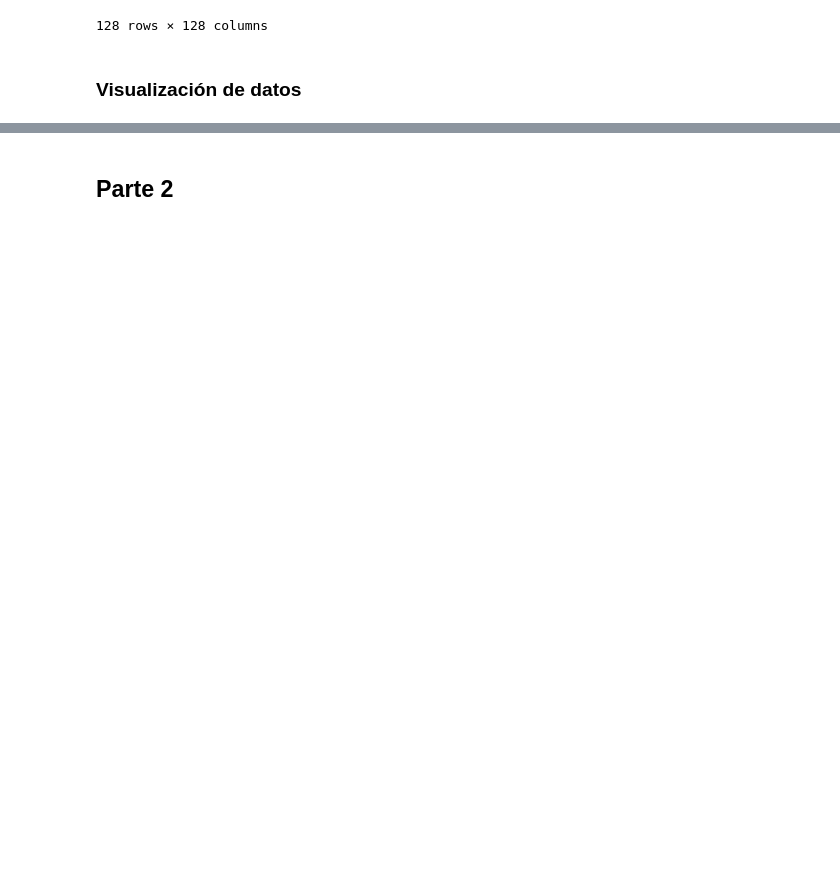
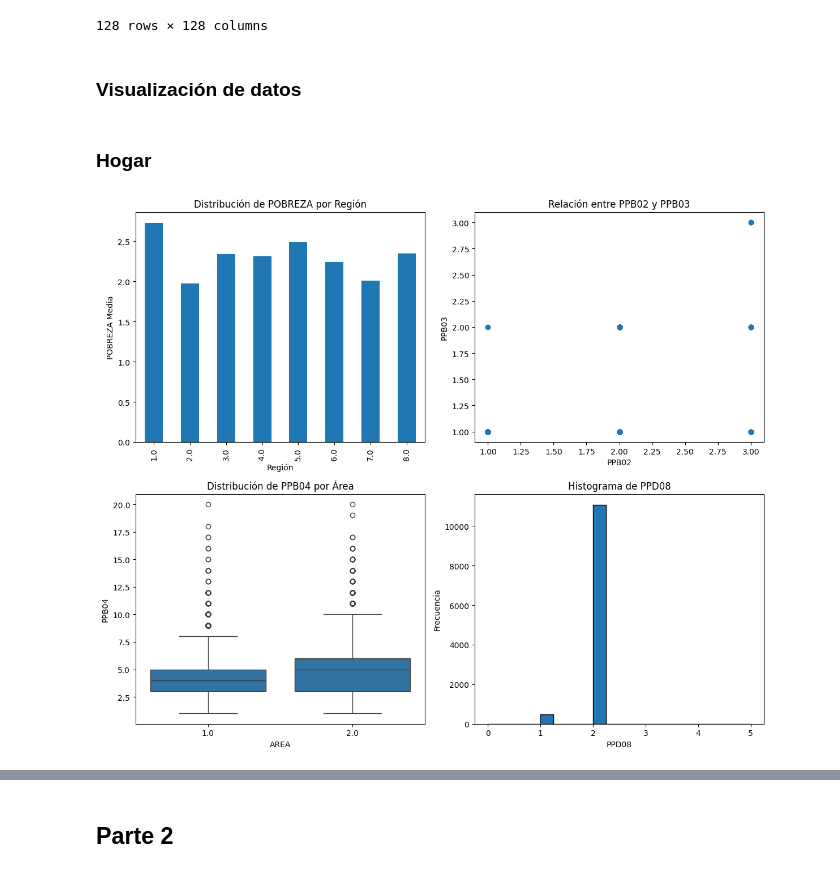
Before and after one commit to ChristopherG19/UVG_DS_Lab10, a Jupyter notebook: Laboratorio_10.ipynb, the cells around one changed output, grey strips where cells are left out. Drawn from its saved outputs; the diff is of its cells as text; code cells hidden in the pictures; blank space fills up the shorter version.

```diff
--- a/Laboratorio_10.ipynb
+++ b/Laboratorio_10.ipynb
@@ -274,7 +265,7 @@ df_Hogar.drop('UNIDAD_FUENTES_4', axis=1, inplace=True)
 df_Hogar.drop('UNIDAD_FUENTES_5', axis=1, inplace=True)
 df_Hogar.drop('UNIDAD_FUENTES_6', axis=1, inplace=True)
 df_Hogar.drop('UNIDAD_FUENTES_7', axis=1, inplace=True)
-df_Hogar.drop('UNIDAD_FUENTES_2', axis=1, inplace=True)
+df_Hogar.drop('UNIDAD_FUENTES_8', axis=1, inplace=True)
 df_Hogar.drop('UNIDAD_FUENTES_9', axis=1, inplace=True)
 # %%
 missing_data = df_Hogar.isnull()
@@ -480,3 +475,41 @@ correlation_matrix
 128 rows × 128 columns
 # %% [markdown]
 ### Visualización de datos
+# %% [markdown]
+### Hogar
+# %%
+import matplotlib.pyplot as plt
+import seaborn as sns
+
+# Configura la cuadrícula de subgráficas 2x2
+fig, axes = plt.subplots(nrows=2, ncols=2, figsize=(12, 10))
+
+# Gráfica 1: Gráfico de barras
+df_Hogar.groupby('REGION')['POBREZA'].mean().plot(kind='bar', ax=axes[0, 0])
+axes[0, 0].set_title('Distribución de POBREZA por Región')
+axes[0, 0].set_xlabel('Región')
+axes[0, 0].set_ylabel('POBREZA Media')
+
+# Gráfica 2: Gráfico de dispersión
+axes[0, 1].scatter(df_Hogar['PPB02'], df_Hogar['PPB03'])
+axes[0, 1].set_title('Relación entre PPB02 y PPB03')
+axes[0, 1].set_xlabel('PPB02')
+axes[0, 1].set_ylabel('PPB03')
+
+# Gráfica 3: Gráfico de caja
+sns.boxplot(x='AREA', y='PPB04', data=df_Hogar, ax=axes[1, 0])
+axes[1, 0].set_title('Distribución de PPB04 por Área')
+
+# Gráfica 4: Histograma
+axes[1, 1].hist(df_Hogar['PPD08'], bins=20, edgecolor='black')
+axes[1, 1].set_title('Histograma de PPD08')
+axes[1, 1].set_xlabel('PPD08')
+axes[1, 1].set_ylabel('Frecuencia')
+
+# Ajusta el diseño de las subgráficas
+plt.tight_layout()
+
+# Muestra las subgráficas
+plt.show()
+# %% [output]
+[figure, added]
```
Also changed, not shown: parts of 49 cells of this notebook, 2 other files.
